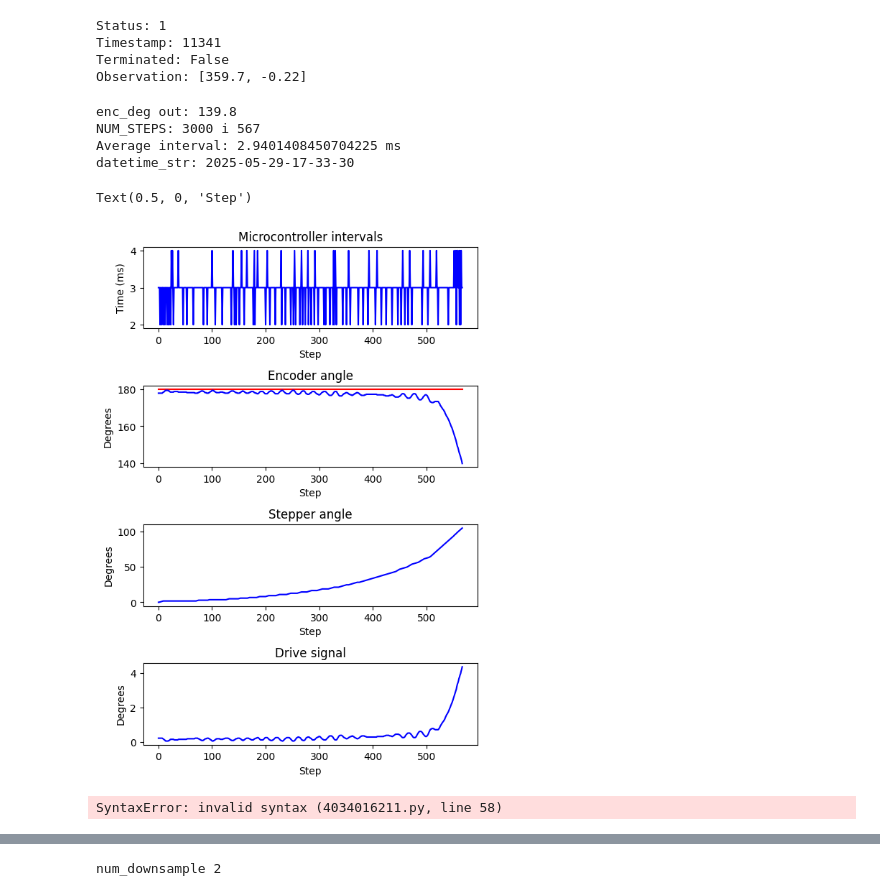
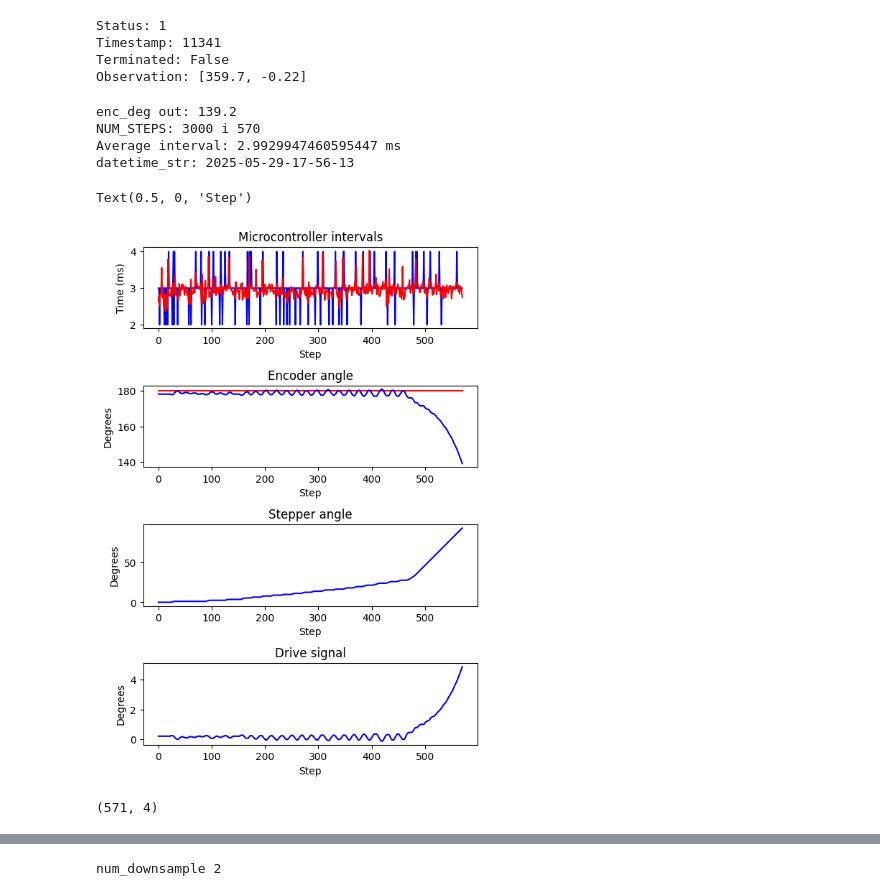
Before and after one commit to th1991-01/pendulum-pid, a Jupyter notebook: pendulum-pid.ipynb, the cells around one changed output, grey strips where cells are left out. Saved outputs shown, nothing was run; the diff lists cells and outputs as text; code cells hidden in the pictures.

```diff
--- a/pendulum-pid.ipynb
+++ b/pendulum-pid.ipynb
@@ -94,8 +94,8 @@ Observation: [359.7, -0.22]
 # K_D_rad_ms = K_D_deg_ms
 # K_D_rad_s= K_D_rad_ms*1e-3
 
-# 小刻みに
-K_P_rad = 0.11
+# # 小刻みに
+K_P_rad = 0.12
 K_D_rad_s =0.0001
 
 # 少し大きめに振動する
@@ -104,6 +104,7 @@ K_D_rad_s =0.0001
 
 # K_P_rad = 0.15
 # K_D_rad_s =0.006
+
 
 
 # BIAS = 0
@@ -120,6 +121,7 @@ STEP_MODE = STEP_MODE_8
 
 # Metrics to store
 intervals_ms = []
+intervals_perf_counter = []
 enc_degs = []
 stp_degs = []
 move_degs = []
@@ -127,6 +129,7 @@ move_degs = []
 # Set step mode, set current position to home, and get timestamp
 resp = ctrl.step(CMD_SET_STEP_MODE, [STEP_MODE])
 resp = ctrl.step(CMD_SET_HOME, [0])
+clock_prev = time.perf_counter()
 if resp:
     _, timestamp_prev_ms, _, obs_prev = resp
     enc_deg_prev = obs[0]
@@ -140,10 +143,12 @@ else:
 
 # Try to keep pendulum in upright position
 move_deg = 0
+
 for i in range(NUM_STEPS):
 
     # Take a step and get observation
     resp = ctrl.step(CMD_MOVE_BY, [move_deg])
+    tmp_clock = time.perf_counter()
     if resp:
         status, timestamp_ms, terminated, obs = resp
     else:
@@ -155,6 +160,8 @@ for i in range(NUM_STEPS):
     stp_deg = obs[1]
     interval_ms = timestamp_ms - timestamp_prev_ms
     interval_s = interval_ms*1e-3
+    intervals_perf_counter.append(tmp_clock - clock_prev)
+    clock_prev = 1 * tmp_clock
 
     enc_rad = enc_deg* np.pi/180.0
     stp_rad = stp_deg* np.pi/180.0
@@ -207,43 +214,44 @@ plt.subplots_adjust(hspace=0.7)
 
 # Plot intervals measured from microcontroller
 ax[0].plot(intervals_ms, color='blue')
+ax[0].plot(np.array(intervals_perf_counter)*1e3, color='red')
 ax[0].set_title("Microcontroller intervals")
 ax[0].set_ylabel("Time (ms)")
 ax[0].set_xlabel("Step")
 
 # Plot setpoint and encoder degrees
 ax[1].plot([SETPOINT_deg] * len(enc_degs), color='red')
 ax[1].plot(enc_degs, color='blue')
 ax[1].set_title("Encoder angle")
 ax[1].set_ylabel("Degrees")
 
 
 ax[1].set_xlabel("Step")
 
 # Plot stepper degrees
 
 ax[2].plot(stp_degs, color='blue')
 ax[2].set_title("Stepper angle")
 ax[2].set_ylabel("Degrees")
 ax[2].set_xlabel("Step")
 
 # Plot output signals
 ax[3].plot(move_degs, color='blue')
 ax[3].set_title("Drive signal")
 
 
 ax[3].set_ylabel("Degrees")
 
 ax[3].set_xlabel("Step")
 # %% [output]
-enc_deg out: 139.8
-NUM_STEPS: 3000 i 567
-Average interval: 2.9401408450704225 ms
-datetime_str: 2025-05-29-17-33-30
+enc_deg out: 139.2
+NUM_STEPS: 3000 i 570
+Average interval: 2.9929947460595447 ms
+datetime_str: 2025-05-29-17-56-13
 Text(0.5, 0, 'Step')
-[figure, old version]
+[figure, new version]
 # %%
-import numpy as np
+
 
 intervals_ms = np.array(intervals_ms)
 enc_degs = np.array(enc_degs)
@@ -264,47 +272,11 @@ for i in range(len(intervals_s)-1):
     timestamp_s.append(intervals_s[i]+1.0*timestamp_s[-1])
 timestamp_s = np.array(timestamp_s)
 
-rawdata = np.stack([timestamp_s, enc_pos_rad, stp_pos_rad, move_rad]).T#
-
-
-
-
-
-
-
-
-
-
-
-
-
-
-
-
-
-
-
-
-
-
-
-
-
-
-
-
-
-
-
-
-
-
-
-[1:1800]
+rawdata = np.stack([timestamp_s, enc_pos_rad, stp_pos_rad, move_rad]).T#[1:1800]
 print(rawdata.shape)
 np.savetxt(datetime_str+".csv", rawdata, delimiter=",")
 # %% [output]
-SyntaxError: invalid syntax (4034016211.py, line 58)
+(571, 4)
 # %%
 print("enc_pos")
 for nd in range(1,5):
```
Also changed, not shown: parts of 10 cells of this notebook, 2 other files.
